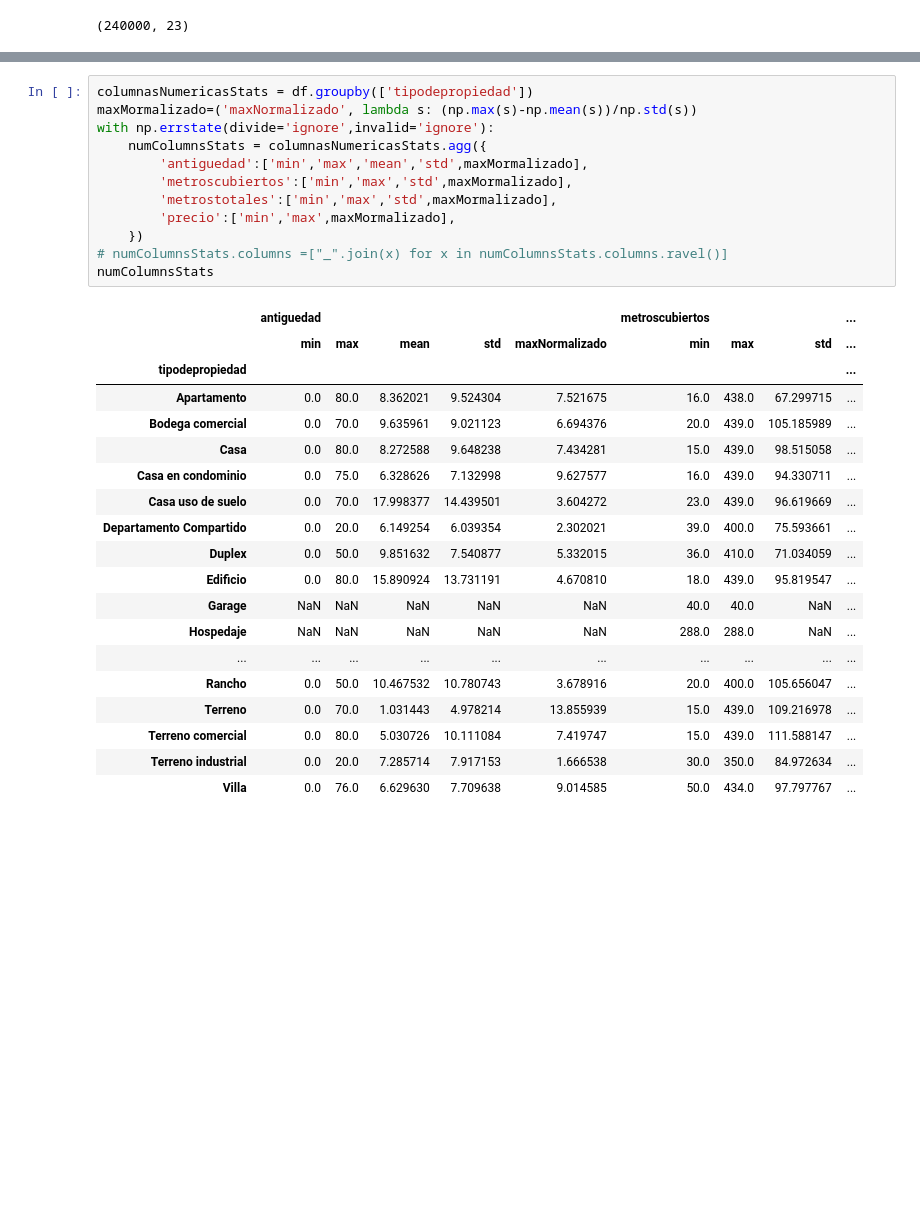
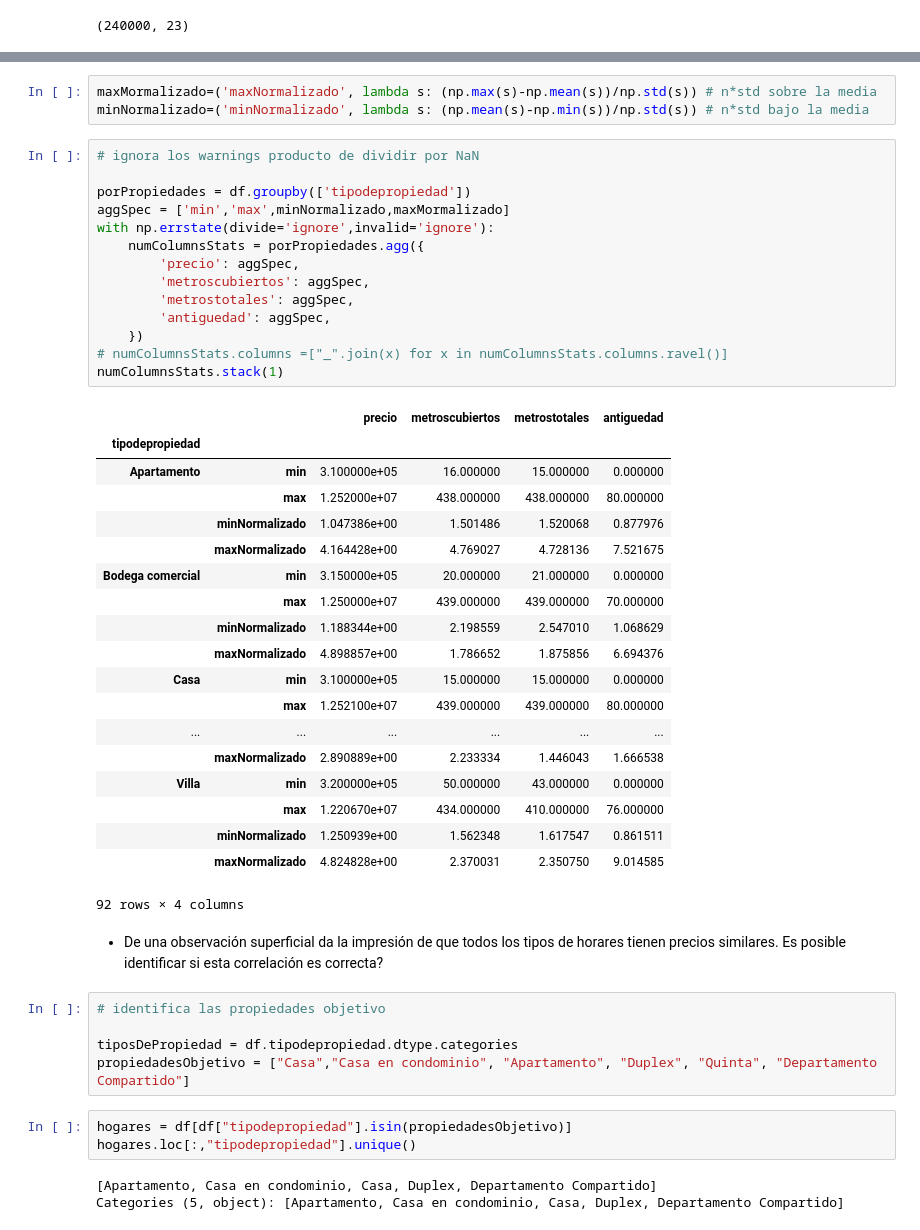
Before and after one commit to mrsoto/tp1_7506, a Jupyter notebook: mrs-analisis-de-datos.ipynb, the cells around one changed output, grey strips where cells are left out. Cells and saved outputs as stored; diff of their text form; blank space fills up the shorter version.

Commit message:
analisis de los horares a nivel nacional

```diff
--- a/mrs-analisis-de-datos.ipynb
+++ b/mrs-analisis-de-datos.ipynb
@@ -42,35 +44,53 @@ df.describe()
 | 50% | 149875.500000 | 5.000000 | 3.000000 | 2.000000 | 2.000000 | 153.000000 | 155.000000 | 5.638300e+04 | 19.543273 | ... |
 | 75% | 225016.500000 | 10.000000 | 3.000000 | 2.000000 | 3.000000 | 240.000000 | 238.000000 | 8.783800e+04 | 20.740005 | ... |
 | max | 299999.000000 | 80.000000 | 10.000000 | 3.000000 | 4.000000 | 439.000000 | 439.000000 | 5.000400e+07 | 83.026219 | ... |
+# %%
+maxMormalizado=('maxNormalizado', lambda s: (np.max(s)-np.mean(s))/np.std(s)) # n*std sobre la media
+minNormalizado=('minNormalizado', lambda s: (np.mean(s)-np.min(s))/np.std(s)) # n*std bajo la media
 # %%
-columnasNumericasStats = df.groupby(['tipodepropiedad'])
-maxMormalizado=('maxNormalizado', lambda s: (np.max(s)-np.mean(s))/np.std(s))
+# ignora los warnings producto de dividir por NaN
+
+porPropiedades = df.groupby(['tipodepropiedad'])
+aggSpec = ['min','max',minNormalizado,maxMormalizado]
 with np.errstate(divide='ignore',invalid='ignore'):
-    numColumnsStats = columnasNumericasStats.agg({
-        'antiguedad':['min','max','mean','std',maxMormalizado],
-        'metroscubiertos':['min','max','std',maxMormalizado],
-        'metrostotales':['min','max','std',maxMormalizado],
-        'precio':['min','max',maxMormalizado],
+    numColumnsStats = porPropiedades.agg({
+        'precio': aggSpec,
+        'metroscubiertos': aggSpec,
+        'metrostotales': aggSpec,
+        'antiguedad': aggSpec,
     })
 # numColumnsStats.columns =["_".join(x) for x in numColumnsStats.columns.ravel()]
-numColumnsStats
+numColumnsStats.stack(1)
 # %% [output]
-|  | antiguedad |  |  |  |  | metroscubiertos |  |  | ... |
-|  | min | max | mean | std | maxNormalizado | min | max | std | ... |
-| tipodepropiedad |  |  |  |  |  |  |  |  | ... |
-| Apartamento | 0.0 | 80.0 | 8.362021 | 9.524304 | 7.521675 | 16.0 | 438.0 | 67.299715 | ... |
-| Bodega comercial | 0.0 | 70.0 | 9.635961 | 9.021123 | 6.694376 | 20.0 | 439.0 | 105.185989 | ... |
-| Casa | 0.0 | 80.0 | 8.272588 | 9.648238 | 7.434281 | 15.0 | 439.0 | 98.515058 | ... |
-| Casa en condominio | 0.0 | 75.0 | 6.328626 | 7.132998 | 9.627577 | 16.0 | 439.0 | 94.330711 | ... |
-| Casa uso de suelo | 0.0 | 70.0 | 17.998377 | 14.439501 | 3.604272 | 23.0 | 439.0 | 96.619669 | ... |
-| Departamento Compartido | 0.0 | 20.0 | 6.149254 | 6.039354 | 2.302021 | 39.0 | 400.0 | 75.593661 | ... |
-| Duplex | 0.0 | 50.0 | 9.851632 | 7.540877 | 5.332015 | 36.0 | 410.0 | 71.034059 | ... |
-| Edificio | 0.0 | 80.0 | 15.890924 | 13.731191 | 4.670810 | 18.0 | 439.0 | 95.819547 | ... |
-| Garage | NaN | NaN | NaN | NaN | NaN | 40.0 | 40.0 | NaN | ... |
-| Hospedaje | NaN | NaN | NaN | NaN | NaN | 288.0 | 288.0 | NaN | ... |
-| ... | ... | ... | ... | ... | ... | ... | ... | ... | ... |
-| Rancho | 0.0 | 50.0 | 10.467532 | 10.780743 | 3.678916 | 20.0 | 400.0 | 105.656047 | ... |
-| Terreno | 0.0 | 70.0 | 1.031443 | 4.978214 | 13.855939 | 15.0 | 439.0 | 109.216978 | ... |
-| Terreno comercial | 0.0 | 80.0 | 5.030726 | 10.111084 | 7.419747 | 15.0 | 439.0 | 111.588147 | ... |
-| Terreno industrial | 0.0 | 20.0 | 7.285714 | 7.917153 | 1.666538 | 30.0 | 350.0 | 84.972634 | ... |
-| Villa | 0.0 | 76.0 | 6.629630 | 7.709638 | 9.014585 | 50.0 | 434.0 | 97.797767 | ... |
+|  |  | precio | metroscubiertos | metrostotales | antiguedad |
+| tipodepropiedad |  |  |  |  |  |
+| Apartamento | min | 3.100000e+05 | 16.000000 | 15.000000 | 0.000000 |
+|  | max | 1.252000e+07 | 438.000000 | 438.000000 | 80.000000 |
+|  | minNormalizado | 1.047386e+00 | 1.501486 | 1.520068 | 0.877976 |
+|  | maxNormalizado | 4.164428e+00 | 4.769027 | 4.728136 | 7.521675 |
+| Bodega comercial | min | 3.150000e+05 | 20.000000 | 21.000000 | 0.000000 |
+|  | max | 1.250000e+07 | 439.000000 | 439.000000 | 70.000000 |
+|  | minNormalizado | 1.188344e+00 | 2.198559 | 2.547010 | 1.068629 |
+|  | maxNormalizado | 4.898857e+00 | 1.786652 | 1.875856 | 6.694376 |
+| Casa | min | 3.100000e+05 | 15.000000 | 15.000000 | 0.000000 |
+|  | max | 1.252100e+07 | 439.000000 | 439.000000 | 80.000000 |
+| ... | ... | ... | ... | ... | ... |
+|  | maxNormalizado | 2.890889e+00 | 2.233334 | 1.446043 | 1.666538 |
+| Villa | min | 3.200000e+05 | 50.000000 | 43.000000 | 0.000000 |
+|  | max | 1.220670e+07 | 434.000000 | 410.000000 | 76.000000 |
+|  | minNormalizado | 1.250939e+00 | 1.562348 | 1.617547 | 0.861511 |
+|  | maxNormalizado | 4.824828e+00 | 2.370031 | 2.350750 | 9.014585 |
+92 rows × 4 columns
+# %% [markdown]
+* De una observación superficial da la impresión de que todos los tipos de horares tienen precios similares. Es posible identificar si esta correlación es correcta?
+# %%
+# identifica las propiedades objetivo
+
+tiposDePropiedad = df.tipodepropiedad.dtype.categories
+propiedadesObjetivo = ["Casa","Casa en condominio", "Apartamento", "Duplex", "Quinta", "Departamento Compartido"]
+# %%
+hogares = df[df["tipodepropiedad"].isin(propiedadesObjetivo)]
+hogares.loc[:,"tipodepropiedad"].unique()
+# %% [output]
+[Apartamento, Casa en condominio, Casa, Duplex, Departamento Compartido]
+Categories (5, object): [Apartamento, Casa en condominio, Casa, Duplex, Departamento Compartido]
```
Also changed, not shown: parts of 7 cells of this notebook.
